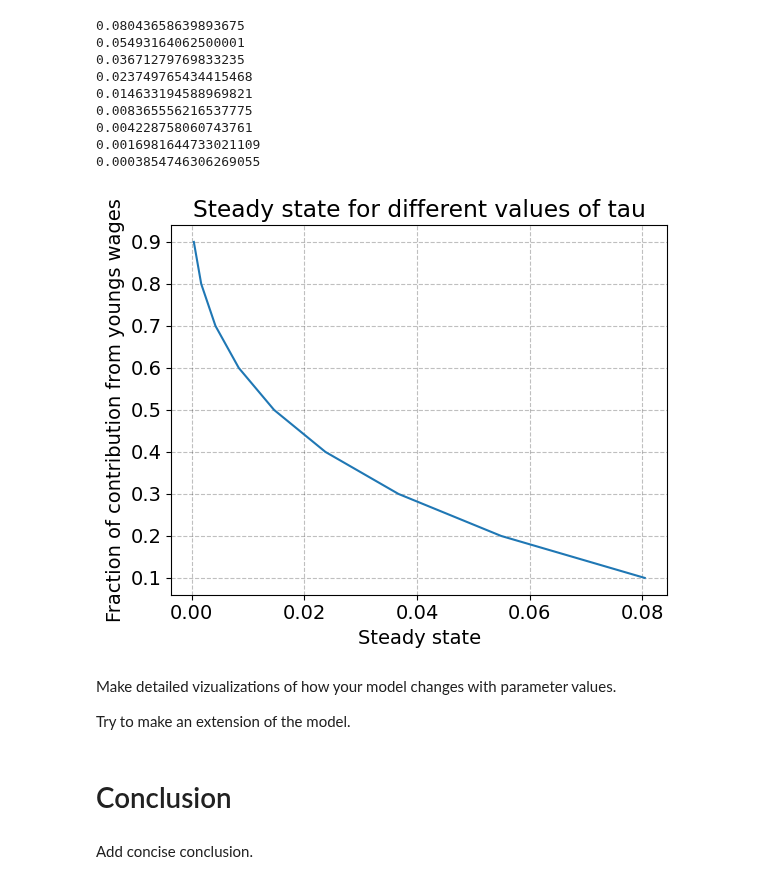
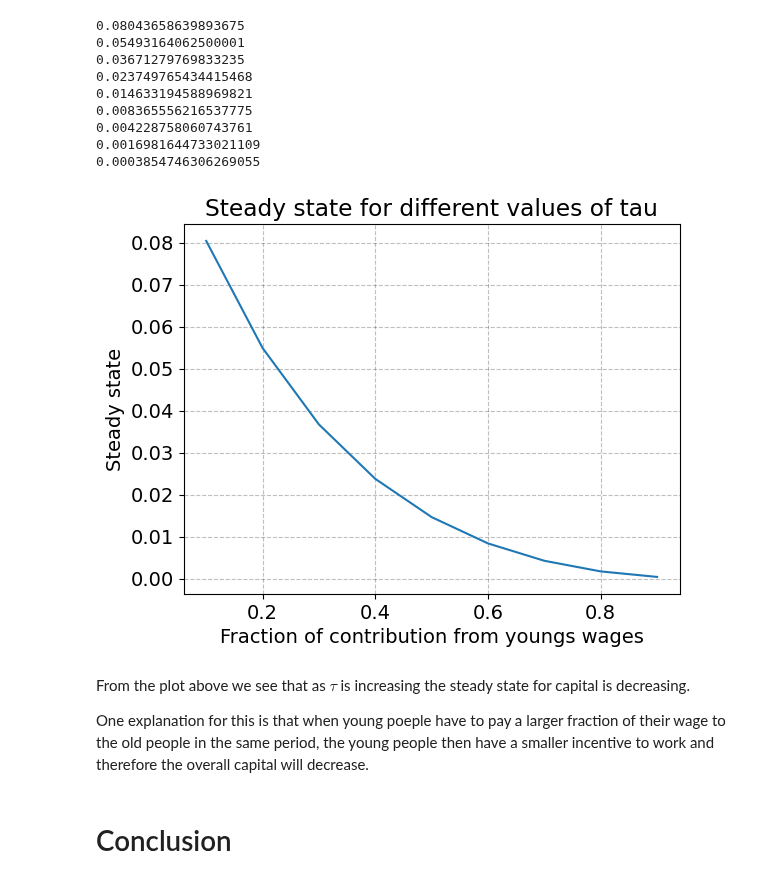
Before and after one commit to NumEconCopenhagen/projects-2023-julie-ida-ida, a Jupyter notebook: modelproject/modelproject.ipynb, the cells around one changed output. Cells and saved outputs as stored; diff of their text form; code cells hidden in the pictures.

Commit message:
Modelproject done

```diff
--- a/modelproject/modelproject.ipynb
+++ b/modelproject/modelproject.ipynb
@@ -192,27 +198,25 @@ for tau in taus:
 # %%
 # Creating figure
 def plot_tau():
     fig = plt.figure()
 
     # Creating the plot
     ax = fig.add_subplot(1,1,1)
 
-    ax.plot(solution, taus)
+    ax.plot(taus, solution)
 
     # Add labels and title
     ax.set_title('Steady state for different values of tau')
-    ax.set_xlabel('Steady state')
-    ax.set_ylabel('Fraction of contribution from youngs wages')
+    ax.set_xlabel('Fraction of contribution from youngs wages')
+    ax.set_ylabel('Steady state')
 
 # Print
 plot_tau()
 # %% [output]
-[figure, old version]
+[figure, new version]
-# %% [markdown]
-Make detailed vizualizations of how your model changes with parameter values.
-
-Try to make an extension of the model.
+# %% [markdown]
+From the plot above we see that as $\tau$ is increasing the steady state for capital is decreasing.
+
+One explanation for this is that when young poeple have to pay a larger fraction of their wage to the old people in the same period, the young people then have a smaller incentive to work and therefore the overall capital will decrease.
 # %% [markdown]
 # Conclusion
-# %% [markdown]
-Add concise conclusion.
```
Also changed, not shown: parts of 7 cells of this notebook, 1 other file.
